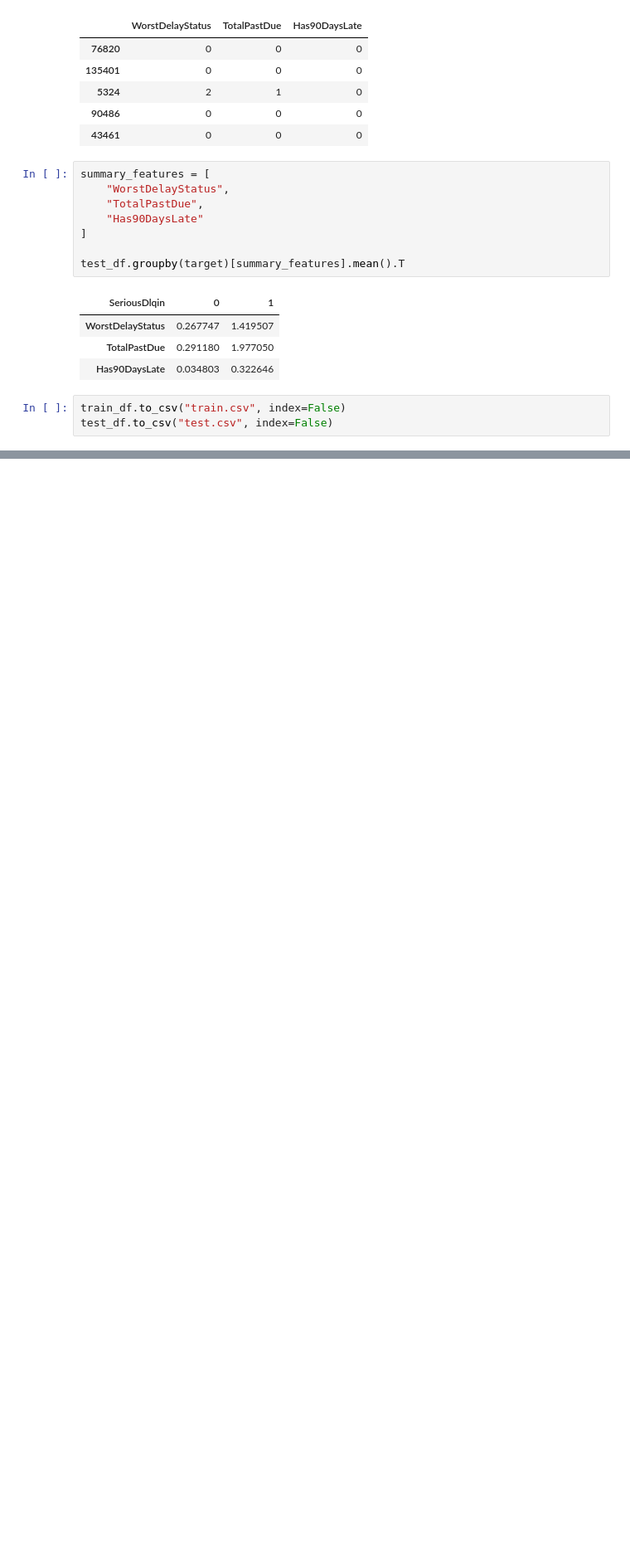
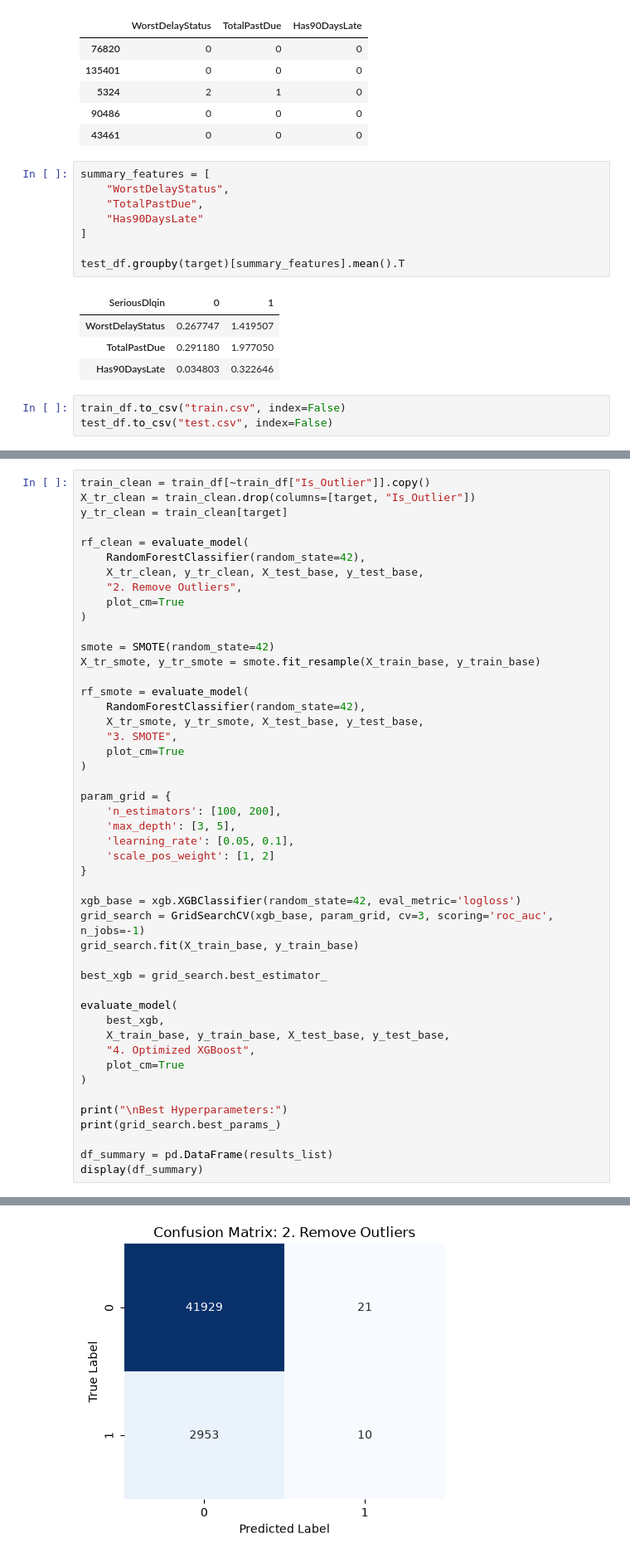
Before and after one commit to fs-lg/MasterClass-FinTech-01, a Jupyter notebook: session_3/5.give_me_some_credit/give_me_some_credit.ipynb, the cells around one changed output, grey strips where cells are left out. Shown at 83% size. Cells and saved outputs as stored; diff of their text form; blank space fills up the shorter version.

```diff
--- a/session_3/5.give_me_some_credit/give_me_some_credit.ipynb
+++ b/session_3/5.give_me_some_credit/give_me_some_credit.ipynb
@@ -936,0 +1014,48 @@ test_df.to_csv("test.csv", index=False)
+# %%
+train_clean = train_df[~train_df["Is_Outlier"]].copy()
+X_tr_clean = train_clean.drop(columns=[target, "Is_Outlier"])
+y_tr_clean = train_clean[target]
+
+rf_clean = evaluate_model(
+    RandomForestClassifier(random_state=42),
+    X_tr_clean, y_tr_clean, X_test_base, y_test_base,
+    "2. Remove Outliers",
+    plot_cm=True
+)
+
+smote = SMOTE(random_state=42)
+X_tr_smote, y_tr_smote = smote.fit_resample(X_train_base, y_train_base)
+
+rf_smote = evaluate_model(
+    RandomForestClassifier(random_state=42),
+    X_tr_smote, y_tr_smote, X_test_base, y_test_base,
+    "3. SMOTE",
+    plot_cm=True
+)
+
+param_grid = {
+    'n_estimators': [100, 200],
+    'max_depth': [3, 5],
+    'learning_rate': [0.05, 0.1],
+    'scale_pos_weight': [1, 2]
+}
+
+xgb_base = xgb.XGBClassifier(random_state=42, eval_metric='logloss')
+grid_search = GridSearchCV(xgb_base, param_grid, cv=3, scoring='roc_auc', n_jobs=-1)
+grid_search.fit(X_train_base, y_train_base)
+
+best_xgb = grid_search.best_estimator_
+
+evaluate_model(
+    best_xgb,
+    X_train_base, y_train_base, X_test_base, y_test_base,
+    "4. Optimized XGBoost",
+    plot_cm=True
+)
+
+print("\nBest Hyperparameters:")
+print(grid_search.best_params_)
+
+df_summary = pd.DataFrame(results_list)
+display(df_summary)
+# %% [output]
@@ -936,0 +1068 @@ test_df.to_csv("test.csv", index=False)
+[figure, added]
```
Also changed, not shown: parts of 10 cells of this notebook, 3 other files.
